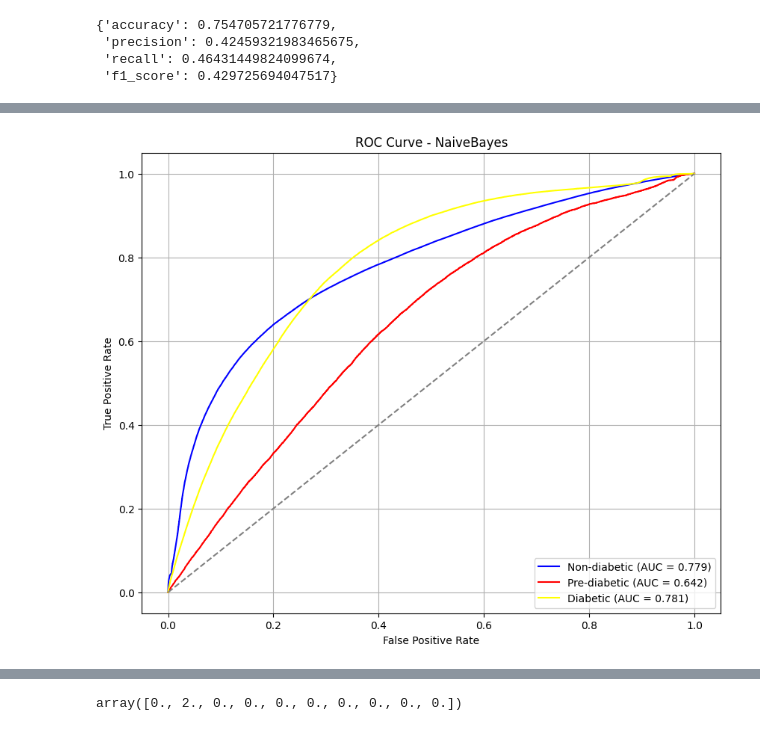
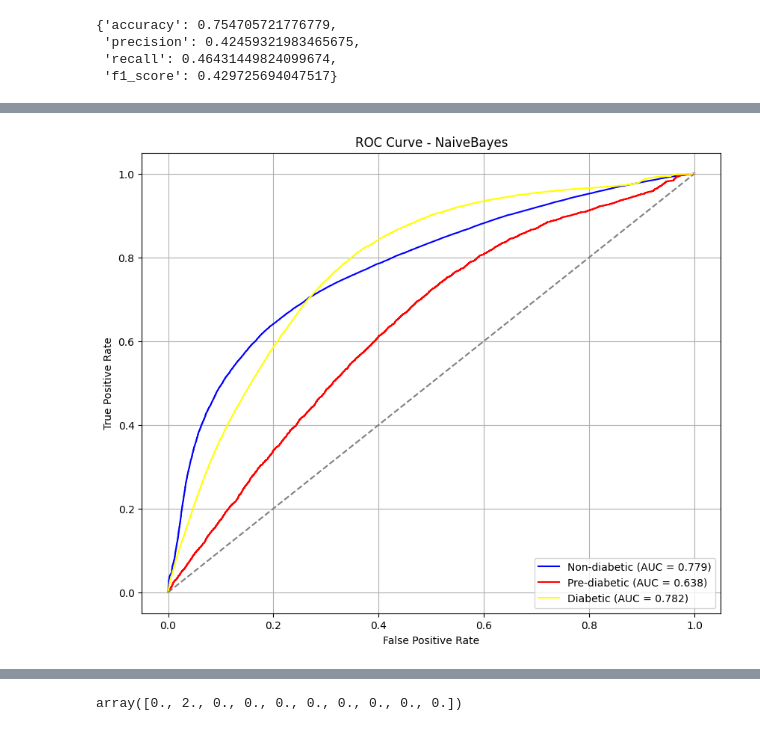
Before and after one commit to lngquoctrung/diabetes-prediction, a Jupyter notebook: notebooks/2_models_with_original_data.ipynb, the cells around one changed output, grey strips where cells are left out. Saved outputs shown, nothing was run; the diff lists cells and outputs as text; code cells hidden in the pictures.

```diff
--- a/notebooks/2_models_with_original_data.ipynb
+++ b/notebooks/2_models_with_original_data.ipynb
@@ -30,7 +39,7 @@ from src.models import DiabetesSGDClassifier, DiabetesLogisticRegression, Diabet
 This section loads the BRFSS dataset that has been processed from the previous data pipeline. From the `df.shape` result, we see that the dataset has size (787,602, 21), which means there are 787,602 records with 21 features. This is a cleaned and normalized dataset, ready for model building.
 # %%
 # Read dataset
-df = pd.read_csv(BRFSS_FILTERING_FILE_PATH)
+df = pd.read_csv(filepath_or_buffer=BRFSS_CLEANED_FILE_PATH)
 df.shape
 # %% [output]
 (787602, 21)
@@ -51,8 +60,14 @@ This ensures that we have enough data to train complex models and still have a r
 X = df.drop("Diabetes", axis=1)
 y = df["Diabetes"]
 # %%
-# Split training and testing set
-X_train, X_test, y_train, y_test = train_test_split(X, y, train_size=TRAIN_SIZE, random_state=RANDOM_STATE, stratify=y)
+# Apply stratified train-test split to maintain class distributio
+X_train, X_test, y_train, y_test = train_test_split(
+    X,
+    y,
+    train_size=TRAIN_SIZE,
+    random_state=RANDOM_STATE,
+    stratify=y
+)
 print(f"X_train shape: {X_train.shape}")
 print(f"X_test shape: {X_test.shape}")
 print(f"y_train shape: {y_train.shape}")
@@ -331,13 +338,12 @@ Characteristics of Naive Bayes in this context:
 - Robust with noisy data and irrelevant features
 - Provides probabilistic predictions useful for medical diagnosis
 # %%
-# Initialize a NaiveBayes model and get model information
+# Initialize and configure Gaussian Naive Bayes model
 nb_model = DiabetesNaiveBayes(
     nb_type=NB_TYPE,
     var_smoothing=NB_VAR_SMOOTHING,
     binarize=NB_BINARIZE,
     alpha=NB_ALPHA,
-    log_file="../logs/og_naive_bayes.log"
+    log_file=f"{LOG_DIR}/2_naive_bayes_with_original_data.log"
 )
-nb_model_info = nb_model.get_model_info()
 # %% [output]
@@ -404,5 +410,5 @@ nb_model_eval_results
  'f1_score': 0.429725694047517}
 # %%
 # Predict class probabilities
-nb_prob = nb_model.predict_proba(X=X_train_normalized)
+nb_class_probabilities = nb_model.predict_proba(X=X_test_normalized)
 # %% [output]
@@ -410,12 +416,12 @@ nb_prob = nb_model.predict_proba(X=X_train_normalized)
 # %%
 # Plot ROC and AUC
 plot_roc_auc(
-    y_true=y_train,
-    y_pred_proba=nb_prob,
+    y_true=y_test,
+    y_pred_proba=nb_class_probabilities,
     model_name="NaiveBayes"
 )
 # %% [output]
-[figure, old version]
+[figure, new version]
 # %%
 # Evaluate Naive Bayes with cross-validation
 nb_model_cv_scores = nb_model.cross_validate(X=X_train_normalized, y=y_train)
```
Also changed, not shown: parts of 73 cells of this notebook, 43 other files.
